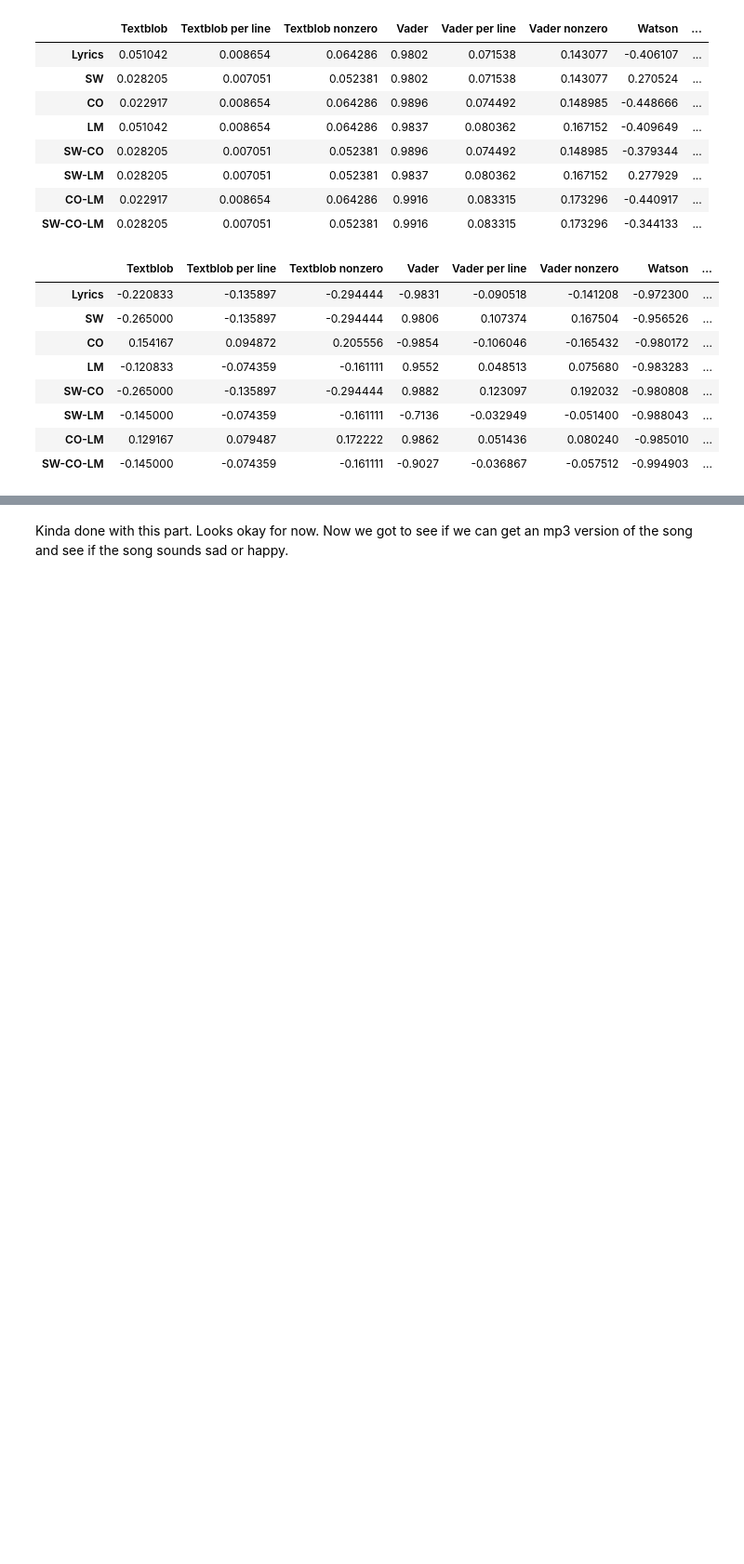
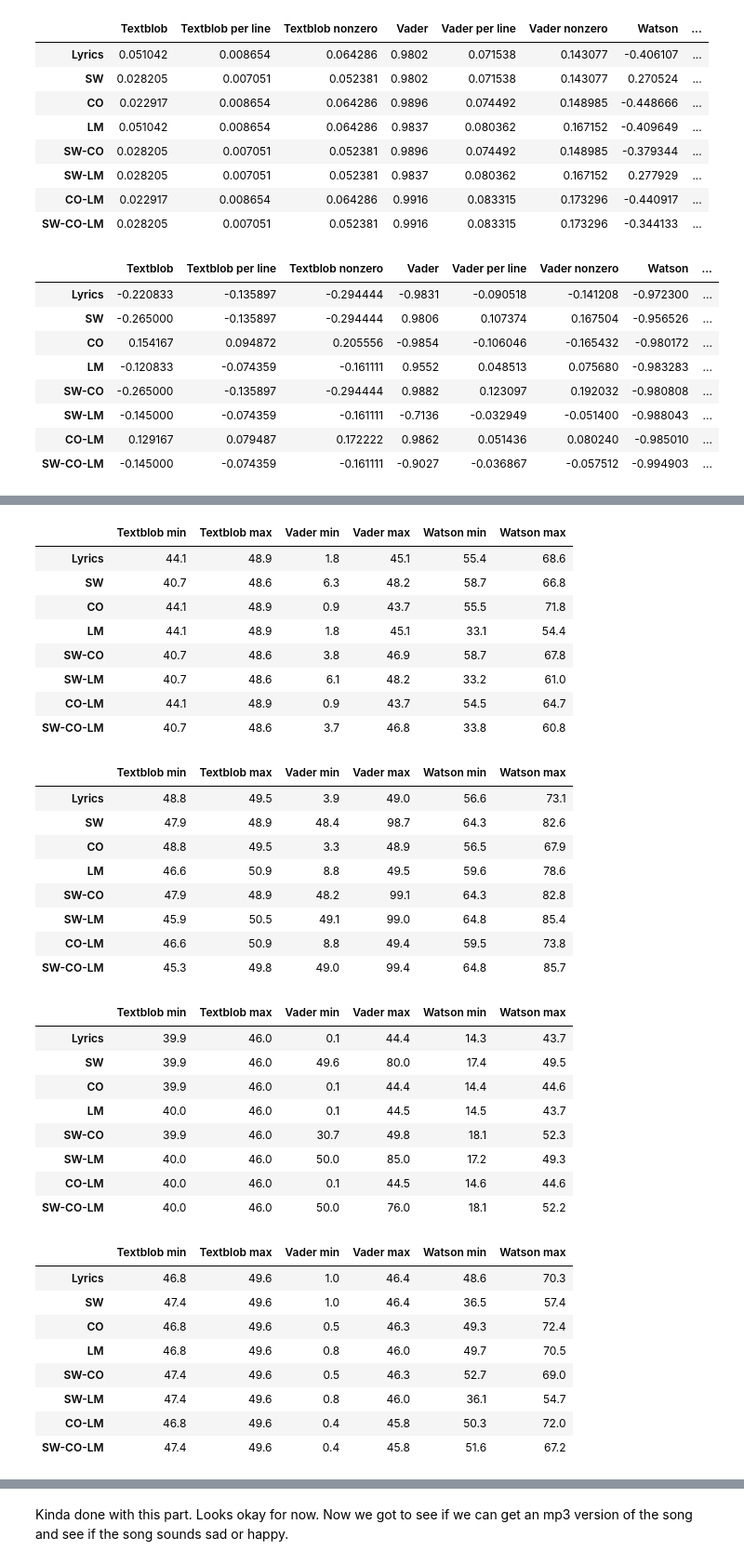
Before and after one commit to Thayyebsalim/music_analyisis, a Jupyter notebook: Music_Sentimental_analysis_NLP_by_Tone_and_Lyrics.ipynb, the cells around one changed output, grey strips where cells are left out. Shown: that part at 93% size. Cells and saved outputs as stored; diff of their text form; code cells hidden in the pictures; blank space fills up the shorter version.

```diff
--- a/Music_Sentimental_analysis_NLP_by_Tone_and_Lyrics.ipynb
+++ b/Music_Sentimental_analysis_NLP_by_Tone_and_Lyrics.ipynb
@@ -824,0 +670,47 @@ for i in newset:
+# %%
+def get_min_max(df):
+  min_max_df=pd.DataFrame(columns=["Textblob min","Textblob max","Vader min","Vader max","Watson min","Watson max"])
+  for index in range(3):
+    min_max_df[min_max_df.columns[index*2]]=df.iloc[:,index*3:(index*3)+3].min(axis=1)
+    min_max_df[min_max_df.columns[(index*2)+1]]=df.iloc[:,index*3:(index*3)+3].max(axis=1)
+  return min_max_df
+# %%
+lib_min_max=list(map(get_min_max,newset))
+for df in lib_min_max: display(df)
+# %% [output]
+|  | Textblob min | Textblob max | Vader min | Vader max | Watson min | Watson max |
+| Lyrics | 44.1 | 48.9 | 1.8 | 45.1 | 55.4 | 68.6 |
+| SW | 40.7 | 48.6 | 6.3 | 48.2 | 58.7 | 66.8 |
+| CO | 44.1 | 48.9 | 0.9 | 43.7 | 55.5 | 71.8 |
+| LM | 44.1 | 48.9 | 1.8 | 45.1 | 33.1 | 54.4 |
+| SW-CO | 40.7 | 48.6 | 3.8 | 46.9 | 58.7 | 67.8 |
+| SW-LM | 40.7 | 48.6 | 6.1 | 48.2 | 33.2 | 61.0 |
+| CO-LM | 44.1 | 48.9 | 0.9 | 43.7 | 54.5 | 64.7 |
+| SW-CO-LM | 40.7 | 48.6 | 3.7 | 46.8 | 33.8 | 60.8 |
+|  | Textblob min | Textblob max | Vader min | Vader max | Watson min | Watson max |
+| Lyrics | 48.8 | 49.5 | 3.9 | 49.0 | 56.6 | 73.1 |
+| SW | 47.9 | 48.9 | 48.4 | 98.7 | 64.3 | 82.6 |
+| CO | 48.8 | 49.5 | 3.3 | 48.9 | 56.5 | 67.9 |
+| LM | 46.6 | 50.9 | 8.8 | 49.5 | 59.6 | 78.6 |
+| SW-CO | 47.9 | 48.9 | 48.2 | 99.1 | 64.3 | 82.8 |
+| SW-LM | 45.9 | 50.5 | 49.1 | 99.0 | 64.8 | 85.4 |
+| CO-LM | 46.6 | 50.9 | 8.8 | 49.4 | 59.5 | 73.8 |
+| SW-CO-LM | 45.3 | 49.8 | 49.0 | 99.4 | 64.8 | 85.7 |
+|  | Textblob min | Textblob max | Vader min | Vader max | Watson min | Watson max |
+| Lyrics | 39.9 | 46.0 | 0.1 | 44.4 | 14.3 | 43.7 |
+| SW | 39.9 | 46.0 | 49.6 | 80.0 | 17.4 | 49.5 |
+| CO | 39.9 | 46.0 | 0.1 | 44.4 | 14.4 | 44.6 |
+| LM | 40.0 | 46.0 | 0.1 | 44.5 | 14.5 | 43.7 |
+| SW-CO | 39.9 | 46.0 | 30.7 | 49.8 | 18.1 | 52.3 |
+| SW-LM | 40.0 | 46.0 | 50.0 | 85.0 | 17.2 | 49.3 |
+| CO-LM | 40.0 | 46.0 | 0.1 | 44.5 | 14.6 | 44.6 |
+| SW-CO-LM | 40.0 | 46.0 | 50.0 | 76.0 | 18.1 | 52.2 |
+|  | Textblob min | Textblob max | Vader min | Vader max | Watson min | Watson max |
+| Lyrics | 46.8 | 49.6 | 1.0 | 46.4 | 48.6 | 70.3 |
+| SW | 47.4 | 49.6 | 1.0 | 46.4 | 36.5 | 57.4 |
+| CO | 46.8 | 49.6 | 0.5 | 46.3 | 49.3 | 72.4 |
+| LM | 46.8 | 49.6 | 0.8 | 46.0 | 49.7 | 70.5 |
+| SW-CO | 47.4 | 49.6 | 0.5 | 46.3 | 52.7 | 69.0 |
+| SW-LM | 47.4 | 49.6 | 0.8 | 46.0 | 36.1 | 54.7 |
+| CO-LM | 46.8 | 49.6 | 0.4 | 45.8 | 50.3 | 72.0 |
+| SW-CO-LM | 47.4 | 49.6 | 0.4 | 45.8 | 51.6 | 67.2 |
```
Also changed, not shown: parts of 23 cells of this notebook.
